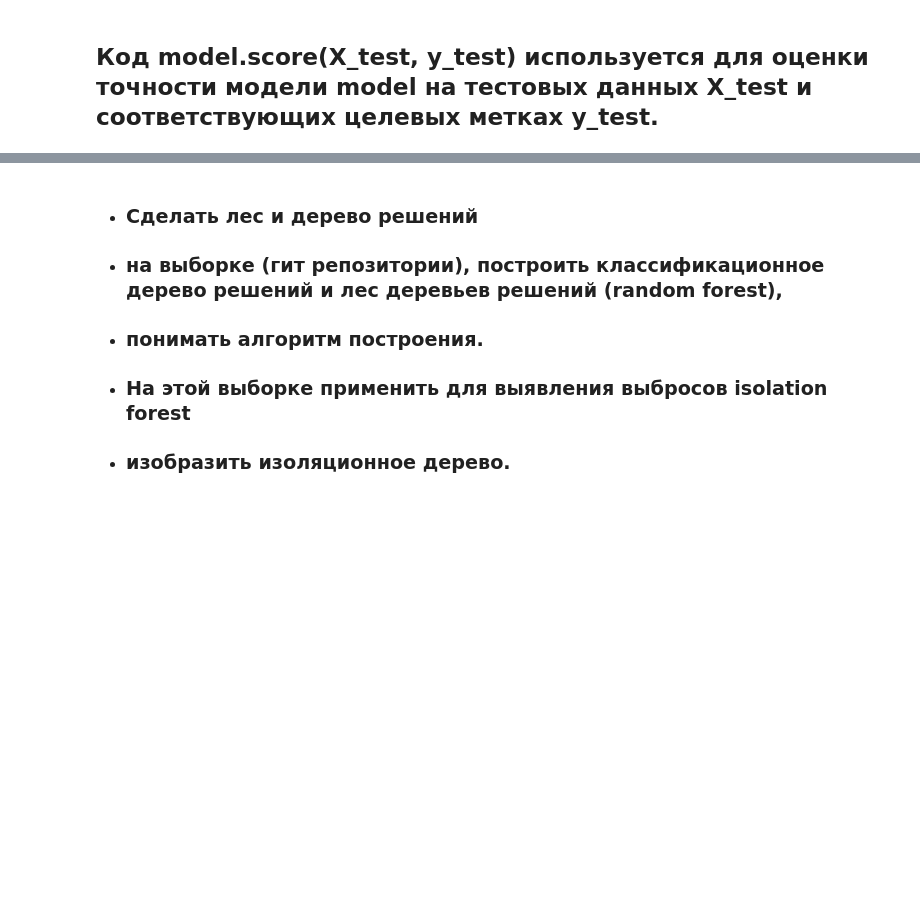
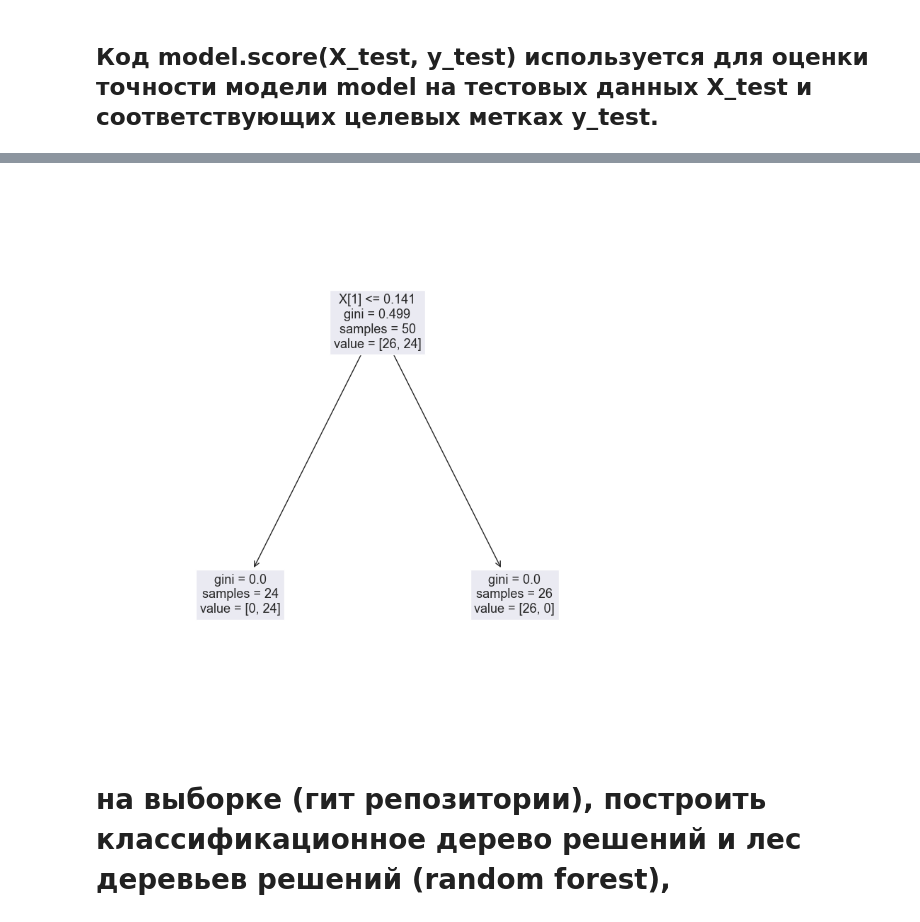
Before and after one commit to malinatrash/Data-Analytics, a Jupyter notebook: lab5/task.ipynb, the cells around one changed output, grey strips where cells are left out. Drawn from its saved outputs; the diff is of its cells as text; code cells hidden in the pictures; blank space fills up the shorter version.

```diff
--- a/lab5/task.ipynb
+++ b/lab5/task.ipynb
@@ -149,6 +170,13 @@ Accuracy: 0.98
+# %%
+# Создание дерева решений
+decision_tree = tree.DecisionTreeClassifier()
+decision_tree.fit(X_train, y_train)
+
+# Визуализация дерева решений
+plt.figure(figsize=(10, 10))
+tree.plot_tree(decision_tree, fontsize=13)
+plt.show()
+# %% [output]
+[figure, added]
 # %% [markdown]
-- ### Сделать лес и дерево решений
-- ### на выборке (гит репозитории), построить классификационное дерево решений и лес деревьев решений (random forest),
-- ### понимать алгоритм построения.
-- ### На этой выборке применить для выявления выбросов isolation forest
-- ### изобразить изоляционное дерево.
+# на выборке (гит репозитории), построить классификационное дерево решений и лес деревьев решений (random forest),
```
Also changed, not shown: parts of 24 cells of this notebook, 1 other file.
